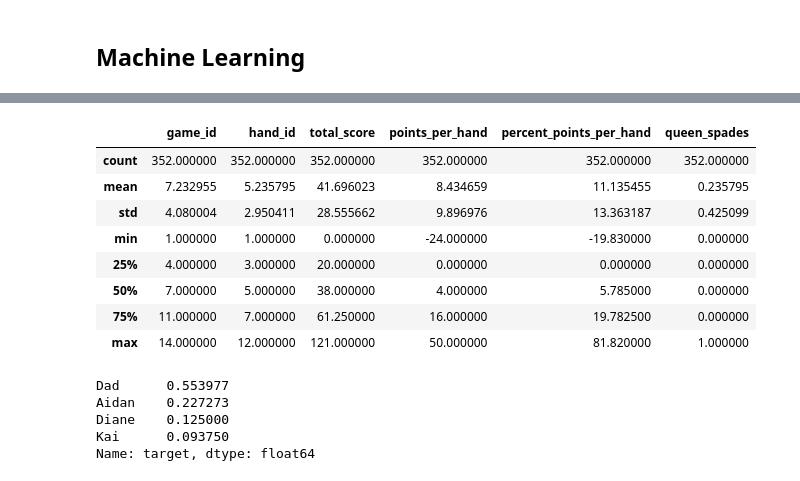
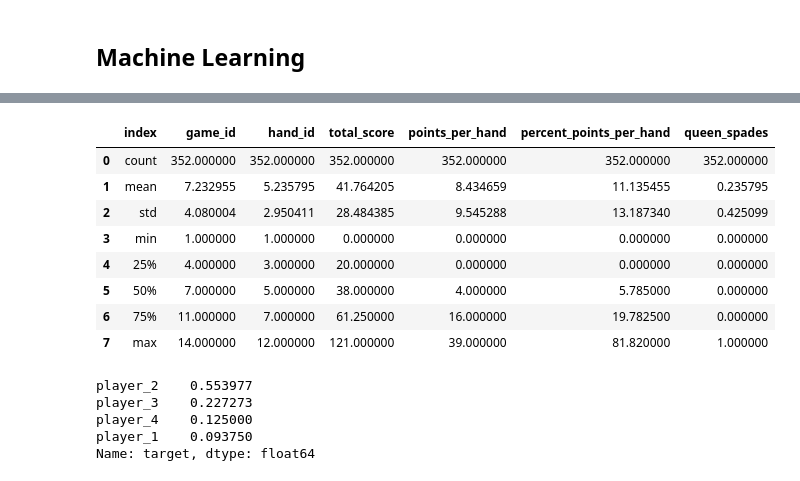
Before and after one commit to kmaurinjones/hearts_scores, a Jupyter notebook: hearts_scoring_analysis.ipynb, the cells around one changed output, grey strips where cells are left out. Saved outputs shown, nothing was run; the diff lists cells and outputs as text; code cells hidden in the pictures.

```diff
--- a/hearts_scoring_analytics.ipynb
+++ b/hearts_scoring_analysis.ipynb
@@ -9,7 +9,7 @@ import pandas as pd
 import numpy as np
 from collections import Counter
 # %%
-scores = pd.read_csv('hearts_scores - scores.csv')
+scores = pd.read_csv('hearts_scores_anon.csv')
 scores.head()
 # %% [output]
 |  | game_id | hand_id | player | received_cards_from | total_score |
@@ -146,7 +147,7 @@ scores.head()
 # %%
 ### moon_shooter -- DONE
 
-scores['moon_shooter'] = "None" # sets all 'moon_shooter' values to "None" by default, since this is quicker than setting an if condition
+scores['moon_shooter'] = "none" # sets all 'moon_shooter' values to "none" by default, since this is quicker than setting an if condition
 
 for game in num_games:
 
@@ -417,23 +418,23 @@ X_train
 352 rows × 11 columns
 # %%
-train_df.describe()
+train_df.describe().reset_index()
 # %% [output]
-|  | game_id | hand_id | total_score | points_per_hand | percent_points_per_hand | queen_spades |
-| count | 352.000000 | 352.000000 | 352.000000 | 352.000000 | 352.000000 | 352.000000 |
-| mean | 7.232955 | 5.235795 | 41.696023 | 8.434659 | 11.135455 | 0.235795 |
-| std | 4.080004 | 2.950411 | 28.555662 | 9.896976 | 13.363187 | 0.425099 |
-| min | 1.000000 | 1.000000 | 0.000000 | -24.000000 | -19.830000 | 0.000000 |
-| 25% | 4.000000 | 3.000000 | 20.000000 | 0.000000 | 0.000000 | 0.000000 |
-| 50% | 7.000000 | 5.000000 | 38.000000 | 4.000000 | 5.785000 | 0.000000 |
-| 75% | 11.000000 | 7.000000 | 61.250000 | 16.000000 | 19.782500 | 0.000000 |
-| max | 14.000000 | 12.000000 | 121.000000 | 50.000000 | 81.820000 | 1.000000 |
+|  | index | game_id | hand_id | total_score | points_per_hand | percent_points_per_hand | queen_spades |
+| 0 | count | 352.000000 | 352.000000 | 352.000000 | 352.000000 | 352.000000 | 352.000000 |
+| 1 | mean | 7.232955 | 5.235795 | 41.764205 | 8.434659 | 11.135455 | 0.235795 |
+| 2 | std | 4.080004 | 2.950411 | 28.484385 | 9.545288 | 13.187340 | 0.425099 |
+| 3 | min | 1.000000 | 1.000000 | 0.000000 | 0.000000 | 0.000000 | 0.000000 |
+| 4 | 25% | 4.000000 | 3.000000 | 20.000000 | 0.000000 | 0.000000 | 0.000000 |
+| 5 | 50% | 7.000000 | 5.000000 | 38.000000 | 4.000000 | 5.785000 | 0.000000 |
+| 6 | 75% | 11.000000 | 7.000000 | 61.250000 | 16.000000 | 19.782500 | 0.000000 |
+| 7 | max | 14.000000 | 12.000000 | 121.000000 | 39.000000 | 81.820000 | 1.000000 |
 # %%
 train_df["target"].value_counts(normalize = True) # True return proportions, False returns counts
 # %% [output]
-Dad      0.553977
-Aidan    0.227273
-Diane    0.125000
-Kai      0.093750
+player_2    0.553977
+player_3    0.227273
+player_4    0.125000
+player_1    0.093750
 Name: target, dtype: float64
 # %%
 corr_matrx = train_df.corr('spearman').style.background_gradient()
```
Also changed, not shown: parts of 15 cells of this notebook, 6 other files.
